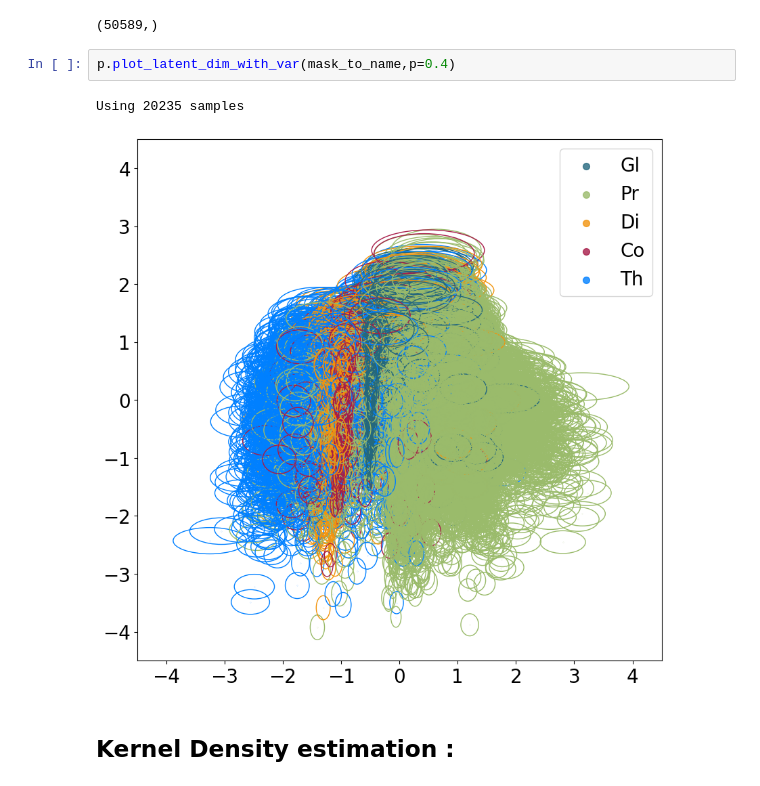
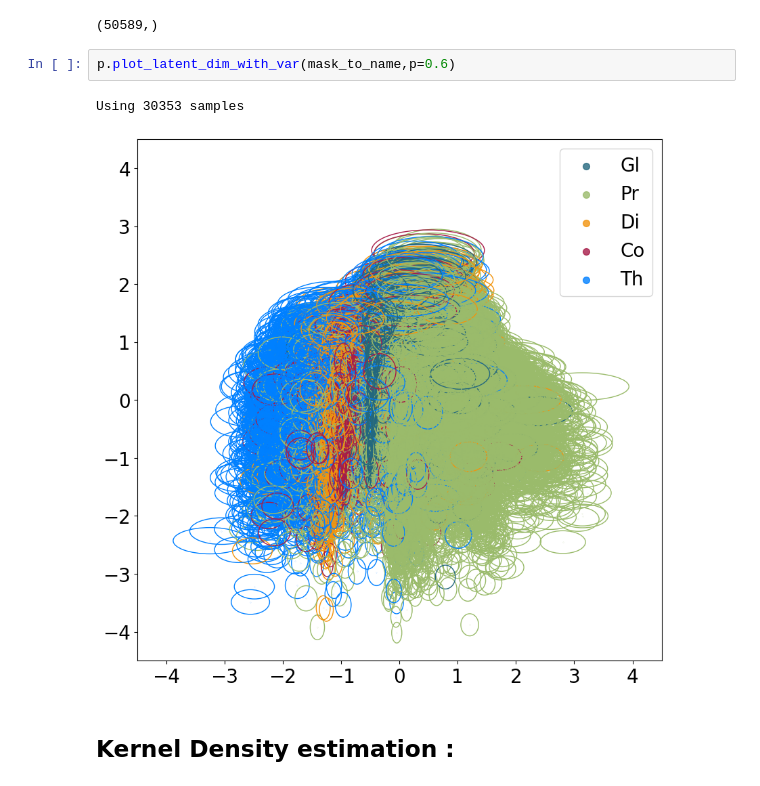
Before and after one commit to vandeplaslab/sisal, a Jupyter notebook: experiments/kidney_data/kidney_data.ipynb, the cells around one changed output. Cells and saved outputs as stored; diff of their text form.

```diff
--- a/experiments/kidney_data/kidney_data.ipynb
+++ b/experiments/kidney_data/kidney_data.ipynb
@@ -92,10 +92,10 @@ p.label.shape
 # %% [output]
 (50589,)
 # %%
-p.plot_latent_dim_with_var(mask_to_name,p=0.4)
+p.plot_latent_dim_with_var(mask_to_name,p=0.6)
 # %% [output]
-Using 20235 samples
+Using 30353 samples
-[figure, old version]
+[figure, new version]
 # %% [markdown]
 ## Kernel Density estimation :
 # %%
```
Also changed, not shown: parts of 3 cells of this notebook, 1 other file.
